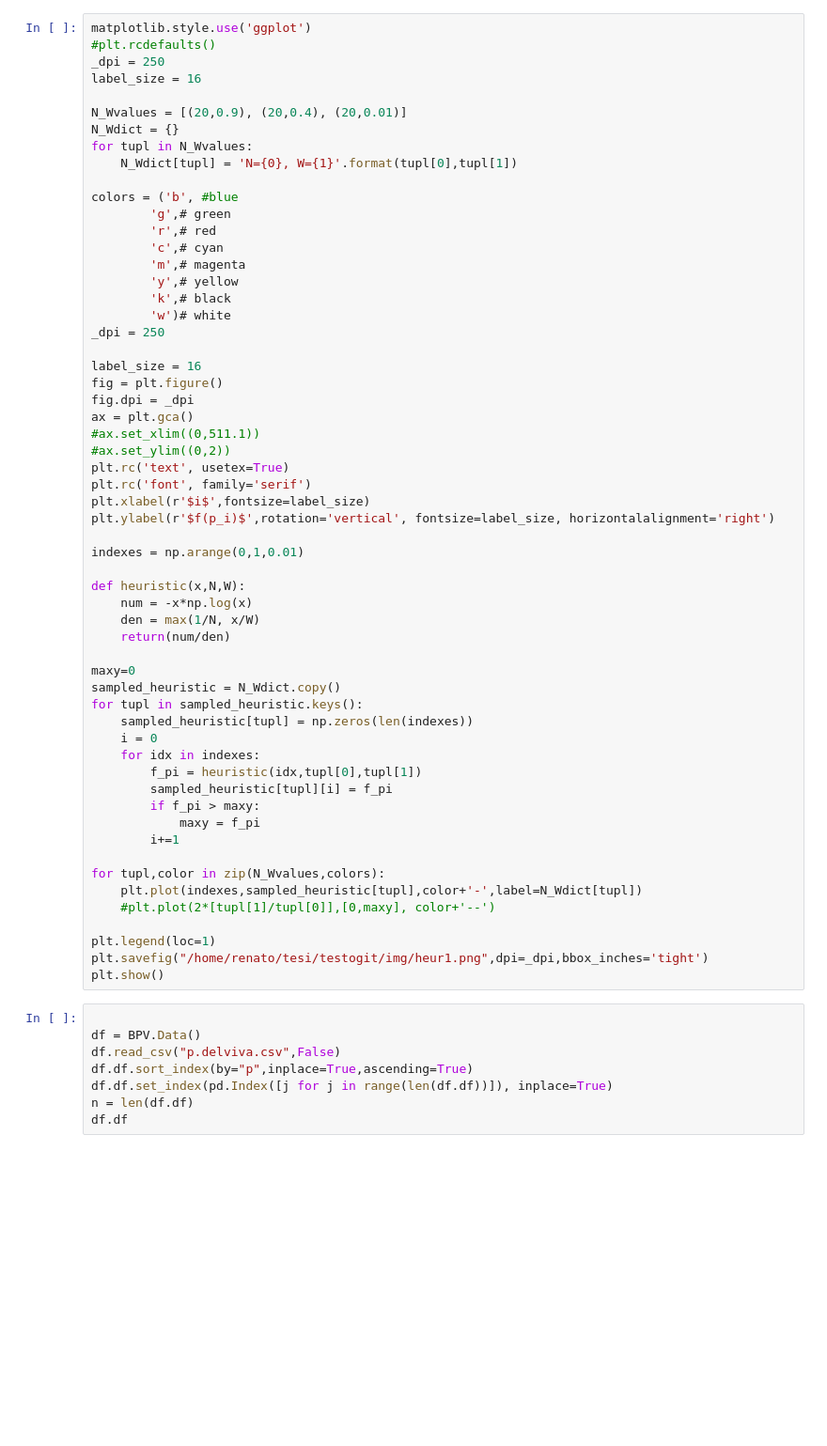
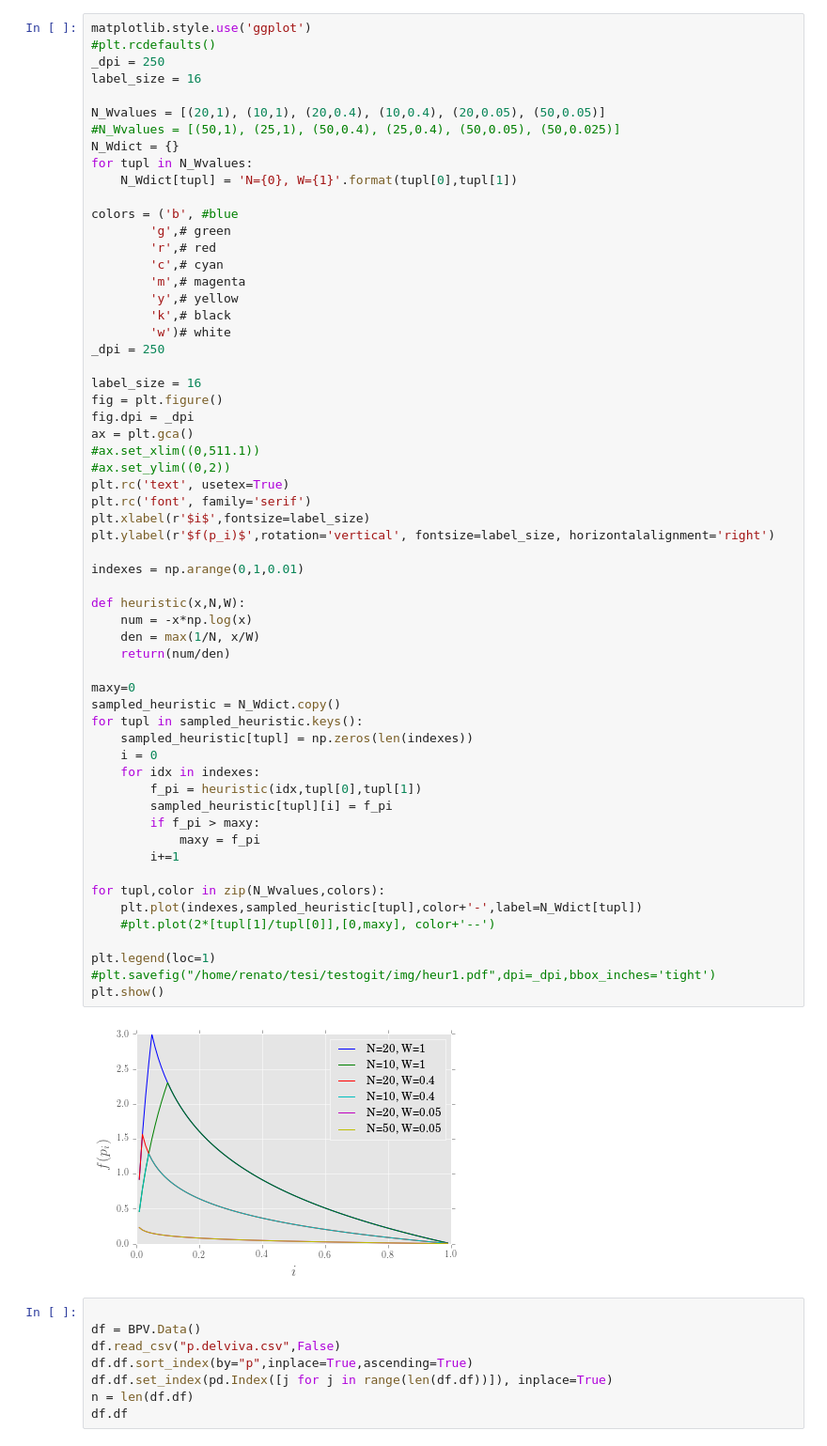
Before and after one commit to nareto/BPV, a Jupyter notebook: plot3-heuristic.ipynb, the cells around one changed output. Shown at 94% size. Cells and saved outputs as stored; diff of their text form; blank space fills up the shorter version.

```diff
--- a/plot3-heuristic.ipynb
+++ b/plot3-heuristic.ipynb
@@ -21,7 +21,8 @@ matplotlib.style.use('ggplot')
 _dpi = 250
 label_size = 16
 
-N_Wvalues = [(20,0.9), (20,0.4), (20,0.01)]
+N_Wvalues = [(20,1), (10,1), (20,0.4), (10,0.4), (20,0.05), (50,0.05)]
+#N_Wvalues = [(50,1), (25,1), (50,0.4), (25,0.4), (50,0.05), (50,0.025)]
 N_Wdict = {}
 for tupl in N_Wvalues:
     N_Wdict[tupl] = 'N={0}, W={1}'.format(tupl[0],tupl[1])
@@ -45,34 +46,36 @@ ax = plt.gca()
 plt.rc('text', usetex=True)
 plt.rc('font', family='serif')
 plt.xlabel(r'$i$',fontsize=label_size)
 plt.ylabel(r'$f(p_i)$',rotation='vertical', fontsize=label_size, horizontalalignment='right')
 
 indexes = np.arange(0,1,0.01)
 
 def heuristic(x,N,W):
     num = -x*np.log(x)
     den = max(1/N, x/W)
     return(num/den)
 
 maxy=0
 sampled_heuristic = N_Wdict.copy()
 for tupl in sampled_heuristic.keys():
     sampled_heuristic[tupl] = np.zeros(len(indexes))
     i = 0
     for idx in indexes:
         f_pi = heuristic(idx,tupl[0],tupl[1])
         sampled_heuristic[tupl][i] = f_pi
         if f_pi > maxy:
             maxy = f_pi
         i+=1
 
 for tupl,color in zip(N_Wvalues,colors):
     plt.plot(indexes,sampled_heuristic[tupl],color+'-',label=N_Wdict[tupl])
     #plt.plot(2*[tupl[1]/tupl[0]],[0,maxy], color+'--')
 
 plt.legend(loc=1)
-plt.savefig("/home/renato/tesi/testogit/img/heur1.png",dpi=_dpi,bbox_inches='tight')
+#plt.savefig("/home/renato/tesi/testogit/img/heur1.pdf",dpi=_dpi,bbox_inches='tight')
 plt.show()
+# %% [output]
+[figure, added]
 # %%
 
 df = BPV.Data()
```
Also changed, not shown: parts of 3 cells of this notebook.
